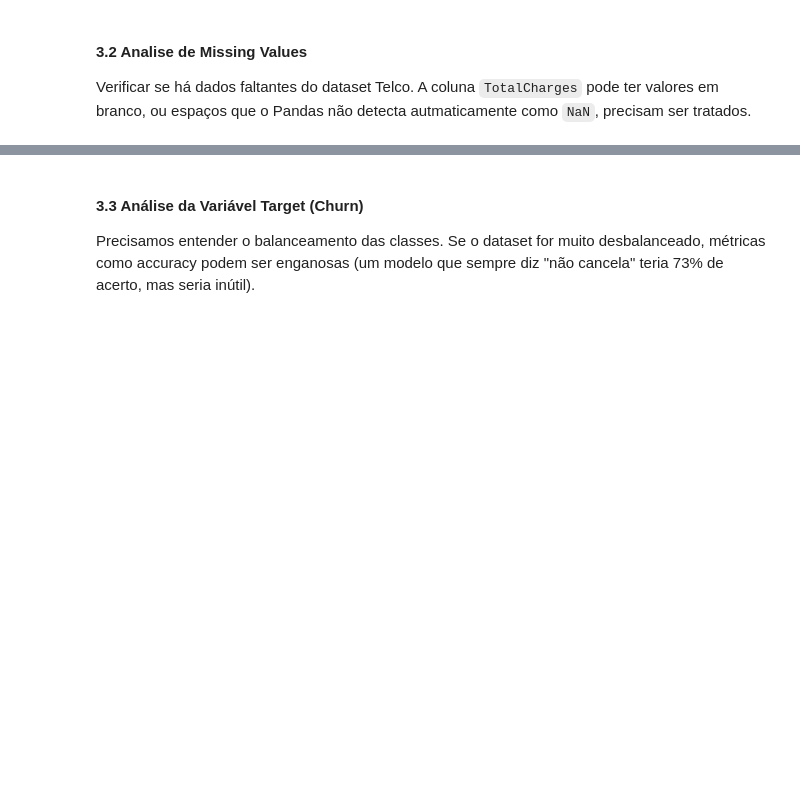
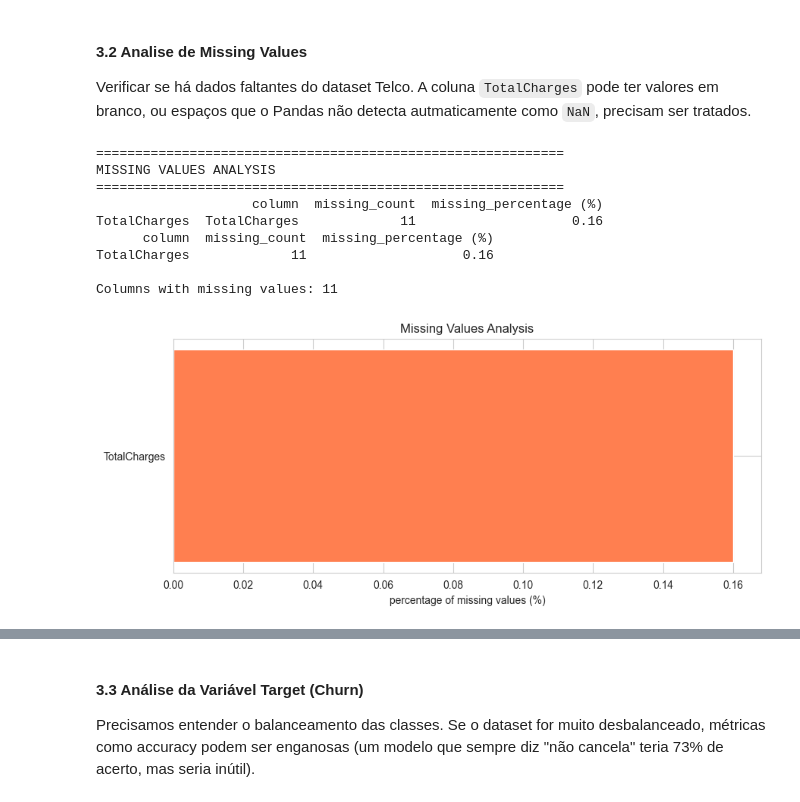
Before and after one commit to mateusValentim6D76/ml-engineering-churn-prediction, a Jupyter notebook: notebooks/01_eda_baseline.ipynb, the cells around one changed output, grey strips where cells are left out. Drawn from its saved outputs; the diff is of its cells as text; code cells hidden in the pictures; blank space fills up the shorter version.

```diff
--- a/notebooks/01_eda_baseline.ipynb
+++ b/notebooks/01_eda_baseline.ipynb
@@ -98,7 +103,7 @@ if not DATASET_PATH.exists():
         print(f"Save as: {DATASET_PATH}")
 else:
     print(f"Dataset já existe em: {DATASET_PATH}")
-    pd.read_csv(DATASET_PATH)
+    data_frame = pd.read_csv(DATASET_PATH)
 
 print(f"\nShape dos dados: {data_frame.shape}")
 print(f"\nPrimeiras linhas:")
@@ -134,34 +185,45 @@ Verificar se há dados faltantes do dataset Telco. A coluna `TotalCharges` pode
 # %%
 print("=" * 60)
 print("MISSING VALUES ANALYSIS")
 print("=" * 60)
 
 # TotalCharges pode conter espaços em branco que não são NaN
 # Vamos converter para numérico forçando erros para NaN
 data_frame["TotalCharges"] = pd.to_numeric(data_frame["TotalCharges"], errors="coerce")
 
 # aqui verifica os missing values
 missing_values = pd.DataFrame({
     "column": data_frame.columns,
     "missing_count": data_frame.isnull().sum(),
     "missing_percentage (%)": (data_frame.isnull().sum() / len(data_frame) * 100).round(2)
 })
 missing_values = missing_values[missing_values["missing_count"] > 0].sort_values("missing_percentage (%)", ascending=False)
 print(missing_values)
 
 if len(missing_values) > 0:
     print(missing_values.to_string(index=False))
     print(f"\nColumns with missing values: {data_frame.isnull().any(axis=1).sum()}")
 
     #visualização dos missing values
     mtl.figure(figsize=(10, 4))
-    mtl.barh(missing_values["column"], missing_values["Percentage (%)"], color="coral")
+    mtl.barh(missing_values["column"], missing_values['missing_percentage (%)'], color="coral")
     mtl.xlabel("percentage of missing values (%)")
     mtl.title("Missing Values Analysis")
     mtl.tight_layout
     mtl.show()
 else:
     print("No missing values found in the dataset.")
+# %% [output]
+============================================================
+MISSING VALUES ANALYSIS
+============================================================
+                    column  missing_count  missing_percentage (%)
+TotalCharges  TotalCharges             11                    0.16
+      column  missing_count  missing_percentage (%)
+TotalCharges             11                    0.16
+
+Columns with missing values: 11
+[figure, added]
 # %%
 # Tratar missing values em TotalCharges
 # Clientes com tenure=0 (recém-chegados) têm TotalCharges vazio
```
Also changed, not shown: parts of 7 cells of this notebook.
